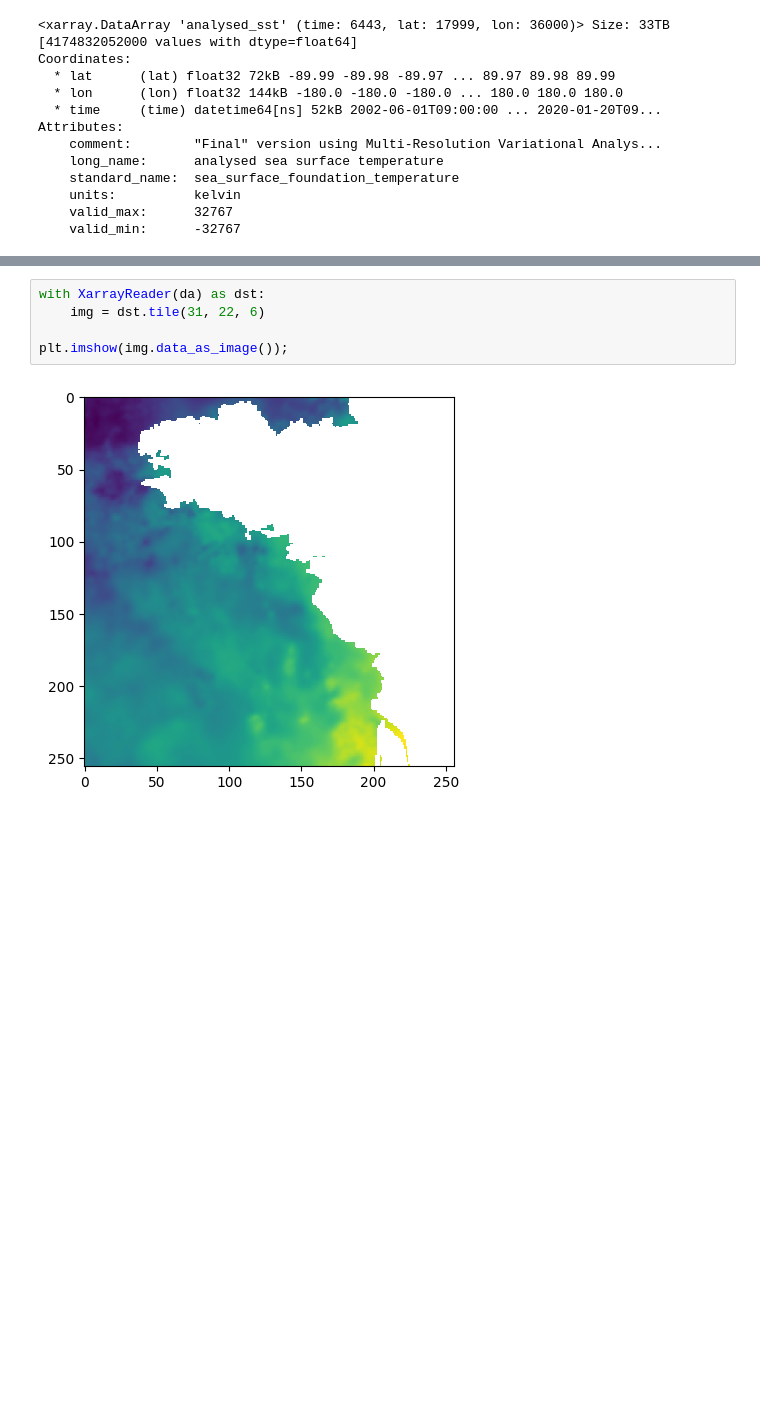
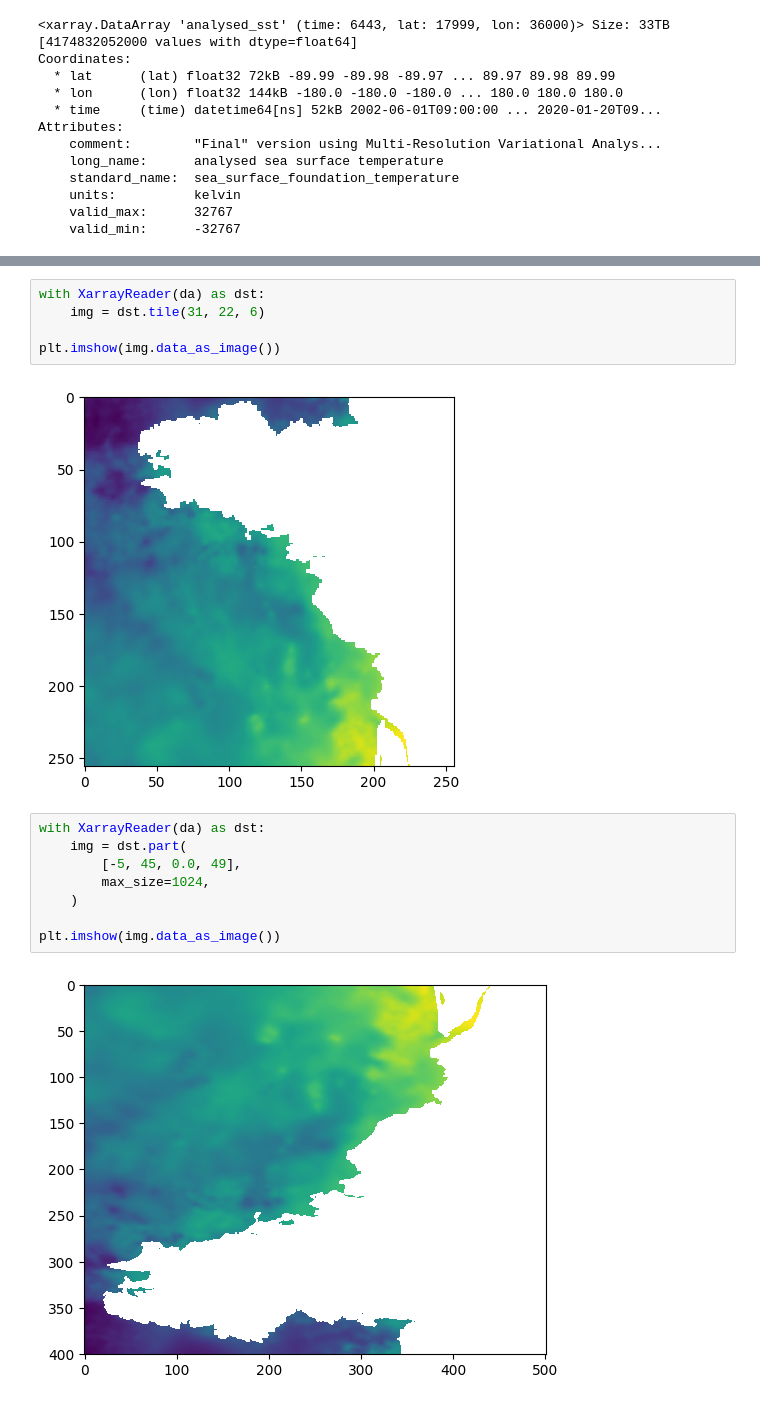
Before and after one commit to cogeotiff/rio-tiler, a Jupyter notebook: docs/src/examples/Using-rio-tiler-XarrayReader.ipynb, the cells around one changed output, grey strips where cells are left out. Cells and saved outputs as stored; diff of their text form; blank space fills up the shorter version.

```diff
--- a/docs/src/examples/Using-rio-tiler-XarrayReader.ipynb
+++ b/docs/src/examples/Using-rio-tiler-XarrayReader.ipynb
@@ -68,6 +68,16 @@ bounds=BoundingBox(left=-179.99500549324037, bottom=-89.99499786365084, right=18
 with XarrayReader(da) as dst:
     img = dst.tile(31, 22, 6)
 
-plt.imshow(img.data_as_image());
+plt.imshow(img.data_as_image())
 # %% [output]
 [figure]
+# %%
+with XarrayReader(da) as dst:
+    img = dst.part(
+        [-5, 45, 0.0, 49],
+        max_size=1024,
+    )
+
+plt.imshow(img.data_as_image())
+# %% [output]
+[figure, added]
```
Also changed, not shown: parts of 2 cells of this notebook, 3 other files.
